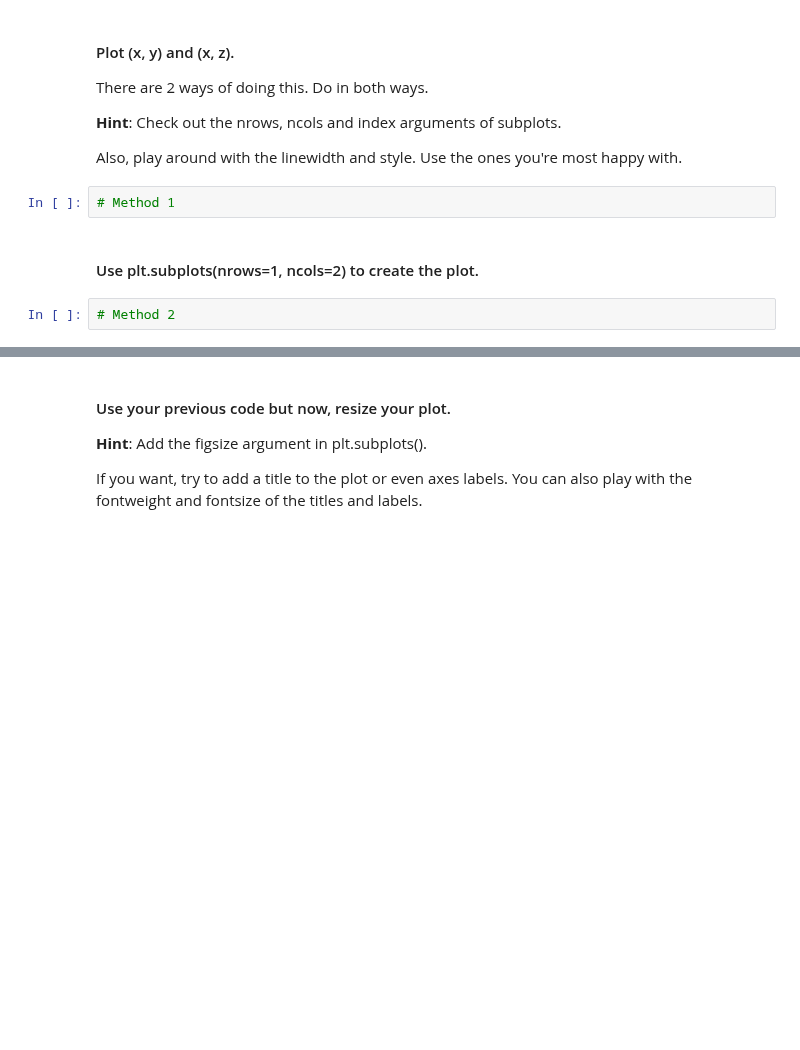
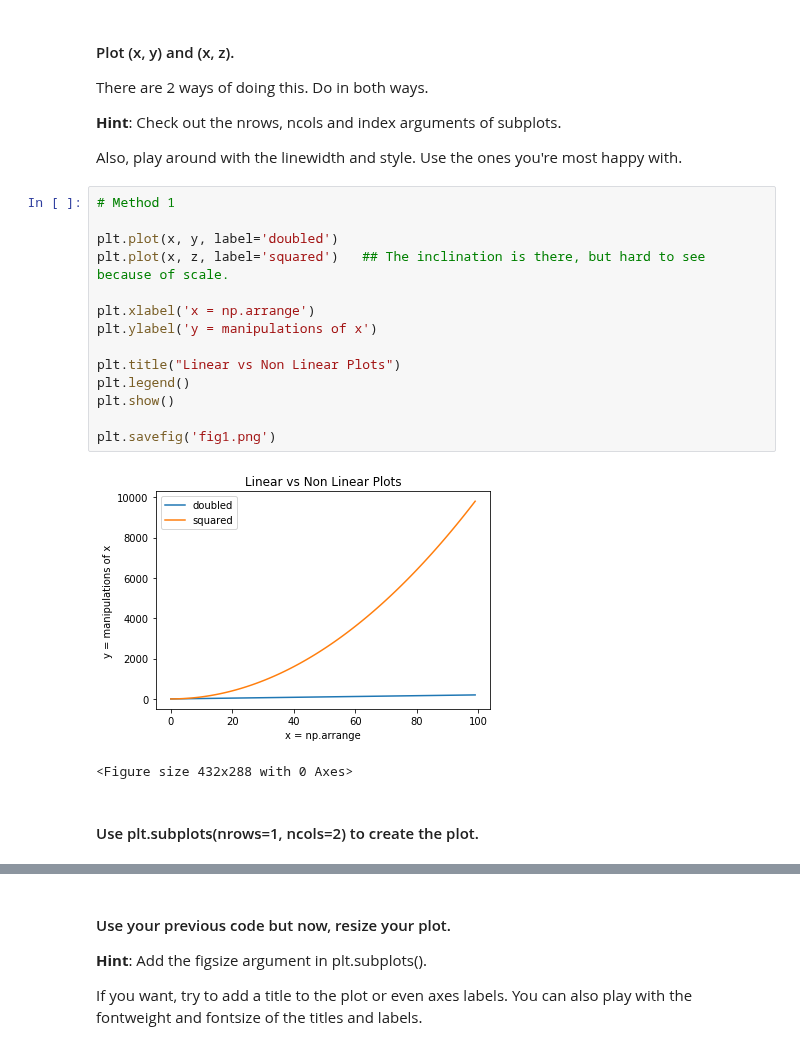
Before and after one commit to ta-data-lis/lab-matplotlib-seaborn, a Jupyter notebook: your-code/main.ipynb, the cells around one changed output, grey strips where cells are left out. Saved outputs shown, nothing was run; the diff lists cells and outputs as text; blank space fills up the shorter version.

```diff
--- a/your-code/main.ipynb
+++ b/your-code/main.ipynb
@@ -20,9 +28,22 @@ There are 2 ways of doing this. Do in both ways.
 **Hint**: Check out the nrows, ncols and index arguments of subplots.
 
 Also, play around with the linewidth and style. Use the ones you're most happy with.
-# %%
-# Method 1
+# %%
+# Method 1
+
+plt.plot(x, y, label='doubled')
+plt.plot(x, z, label='squared')   ## The inclination is there, but hard to see because of scale.
+
+plt.xlabel('x = np.arrange')
+plt.ylabel('y = manipulations of x')
+
+plt.title("Linear vs Non Linear Plots")
+plt.legend()
+plt.show()
+
+plt.savefig('fig1.png')
+# %% [output]
+[figure, added]
+<Figure size 432x288 with 0 Axes>
 # %% [markdown]
 #### Use plt.subplots(nrows=1, ncols=2) to create the plot.
-# %%
-# Method 2
```
Also changed, not shown: parts of 54 cells of this notebook, 14 other files.
